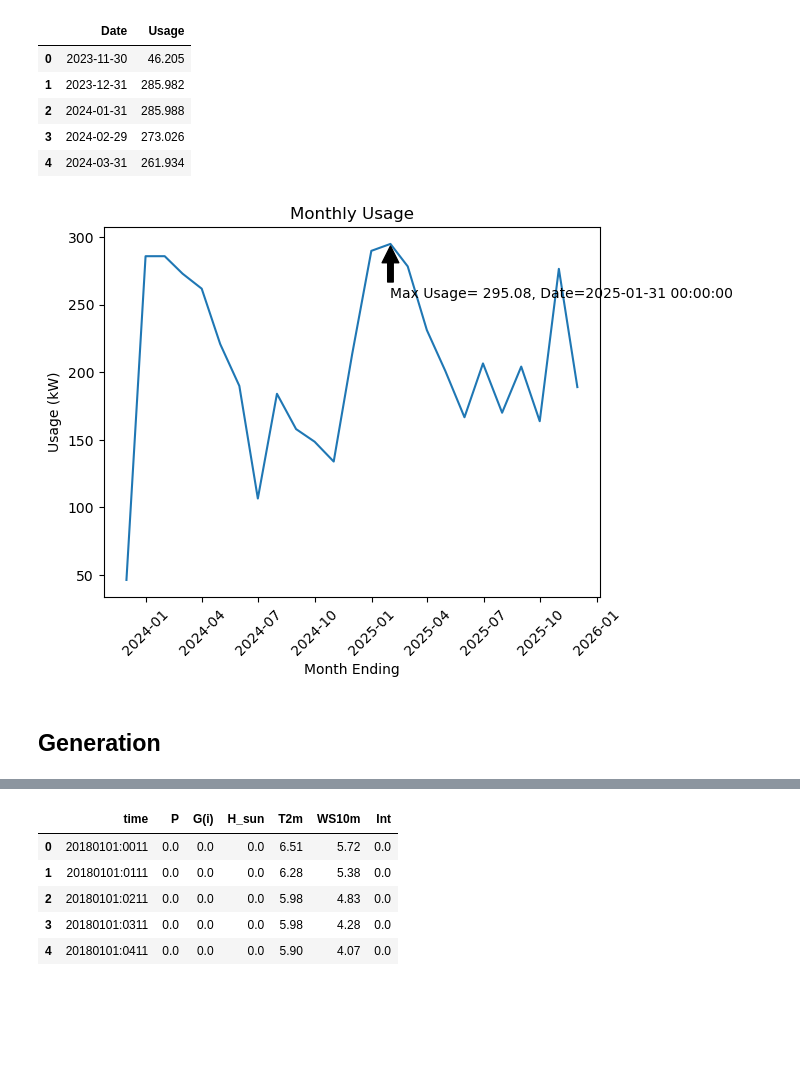
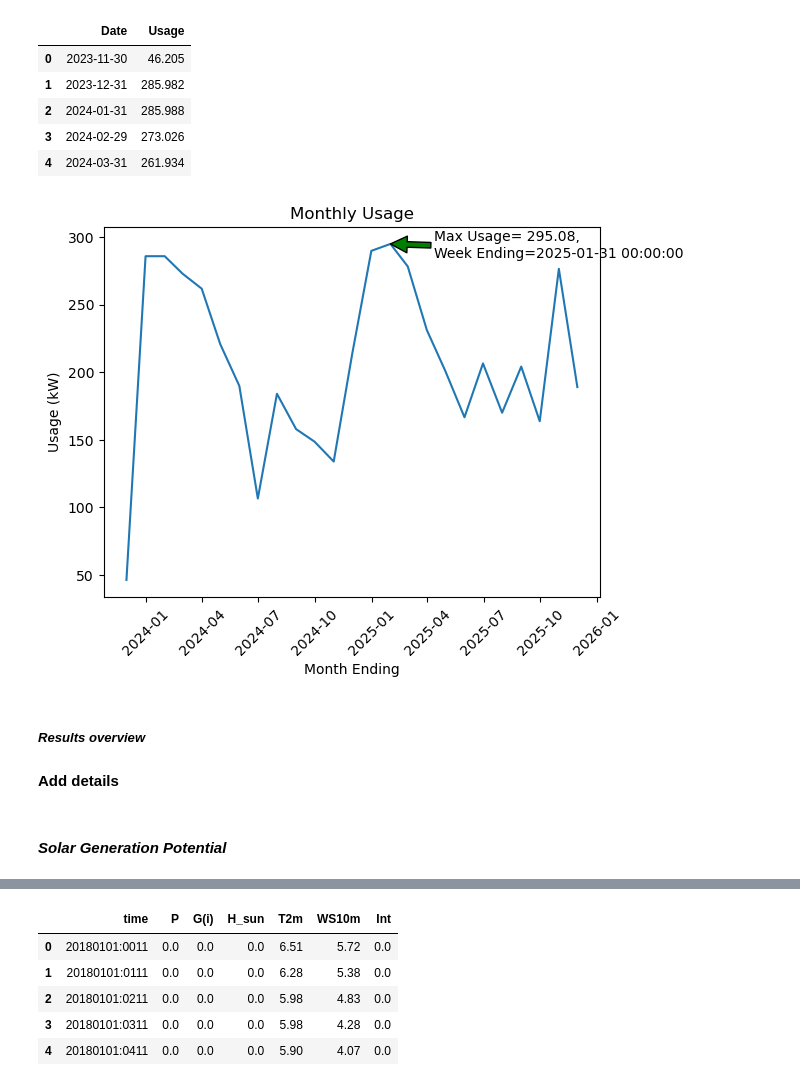
Before and after one commit to danielfinnerty/PFDA, a Jupyter notebook: project/solar_assessment.ipynb, the cells around one changed output, grey strips where cells are left out. Saved outputs shown, nothing was run; the diff lists cells and outputs as text; code cells hidden in the pictures; blank space fills up the shorter version.

```diff
--- a/project/solar_assessment.ipynb
+++ b/project/solar_assessment.ipynb
@@ -418,28 +433,37 @@ df_import_mtly.head()
 # %%
 # Create lineplot
 ax = sns.lineplot(data=df_import_mtly, x="Date", y="Usage")
 
 # Specify plot title
 ax.set_title('Monthly Usage')
 
 # Adjust names of axes.
 ax.set_xlabel('Month Ending')
 ax.set_ylabel('Usage (kW)')
 
 # Rotate axis test
 ax.tick_params(axis='x', labelrotation=45)
 
+# Determine max amount
+max_mtly_usage = df_import_mtly['Usage'].max()
 
-ymax = df_import_mtly['Usage'].max()
-xpos = df_import_mtly['Usage'].idxmax()
-xmax = df_import_mtly.loc[xpos, 'Date']
-annotation_text = f"Max Usage={ymax: .2f}, Date={xmax}"
+# Confirm index position of max usage
+max_mtly_index_pos = df_import_mtly['Usage'].idxmax()
 
+# Confirm date of indicated index position
+max_mtly_date = df_import_mtly.loc[max_mtly_index_pos, 'Date']
 
-ax.annotate(annotation_text, xy=(xmax, ymax), xytext=(xmax, ymax-40),
-            arrowprops=dict(facecolor='black', shrink=0.05),
-            );
+# Specify text layout
+max_mtly_text = f"Max Usage={max_mtly_usage: .2f},\nWeek Ending={max_mtly_date}"
+
+# Add maximum details to plot
+ax.annotate(max_mtly_text, xy=(max_mtly_date, max_mtly_usage), xytext=(max_mtly_date+pd.Timedelta(days=70),
+            max_mtly_usage-10), arrowprops=dict(facecolor='green'));
 # %% [output]
-[figure, old version]
+[figure, new version]
+# %% [markdown]
+##### _Results overview_
+# %% [markdown]
+**Add details**
 # %% [markdown]
-## Generation
+#### _Solar Generation Potential_
```
Also changed, not shown: parts of 8 cells of this notebook.
